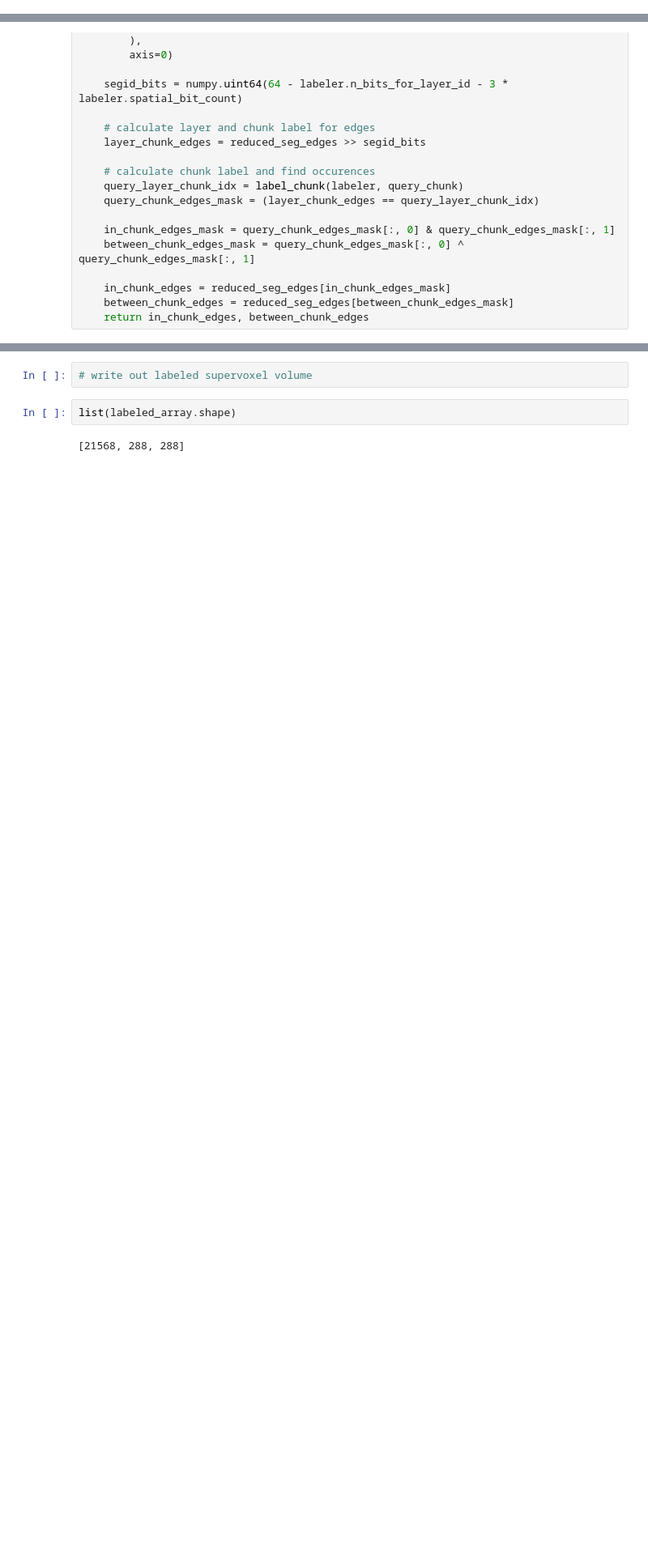
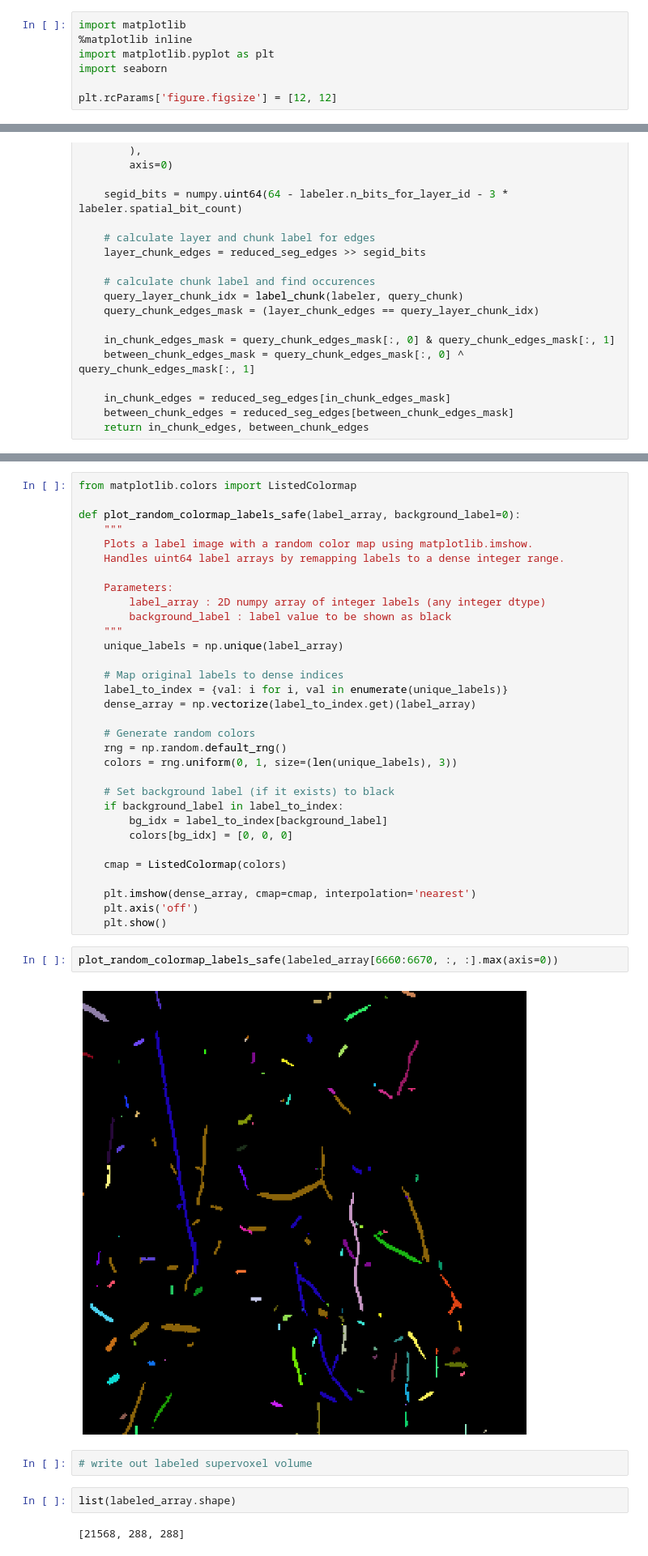
Before and after one commit to AllenInstitute/ac_pcg, a Jupyter notebook: ac_pcg_from_generated_inputs.ipynb, the cells around one changed output, grey strips where cells are left out. Shown at 81% size. Saved outputs shown, nothing was run; the diff lists cells and outputs as text; blank space fills up the shorter version.

```diff
--- a/ac_pcg_from_generated_inputs.ipynb
+++ b/ac_pcg_from_generated_inputs.ipynb
@@ -1,3 +1,10 @@
+# %%
+import matplotlib
+%matplotlib inline
+import matplotlib.pyplot as plt
+import seaborn
+
+plt.rcParams['figure.figsize'] = [12, 12]
 # %%
 import copy
 
@@ -349,3 +625,39 @@ for chunk, chunk_skel_ids in chunk_to_skel_ids.items():
+# %%
+from matplotlib.colors import ListedColormap
+
+def plot_random_colormap_labels_safe(label_array, background_label=0):
+    """
+    Plots a label image with a random color map using matplotlib.imshow.
+    Handles uint64 label arrays by remapping labels to a dense integer range.
+
+    Parameters:
+        label_array : 2D numpy array of integer labels (any integer dtype)
+        background_label : label value to be shown as black
+    """
+    unique_labels = np.unique(label_array)
+
+    # Map original labels to dense indices
+    label_to_index = {val: i for i, val in enumerate(unique_labels)}
+    dense_array = np.vectorize(label_to_index.get)(label_array)
+
+    # Generate random colors
+    rng = np.random.default_rng()
+    colors = rng.uniform(0, 1, size=(len(unique_labels), 3))
+
+    # Set background label (if it exists) to black
+    if background_label in label_to_index:
+        bg_idx = label_to_index[background_label]
+        colors[bg_idx] = [0, 0, 0]
+
+    cmap = ListedColormap(colors)
+
+    plt.imshow(dense_array, cmap=cmap, interpolation='nearest')
+    plt.axis('off')
+    plt.show()
+# %%
+plot_random_colormap_labels_safe(labeled_array[6660:6670, :, :].max(axis=0))
+# %% [output]
+[figure, added]
 # %%
 # write out labeled supervoxel volume
 # %%
```
Also changed, not shown: parts of 26 cells of this notebook, 1 other file.
